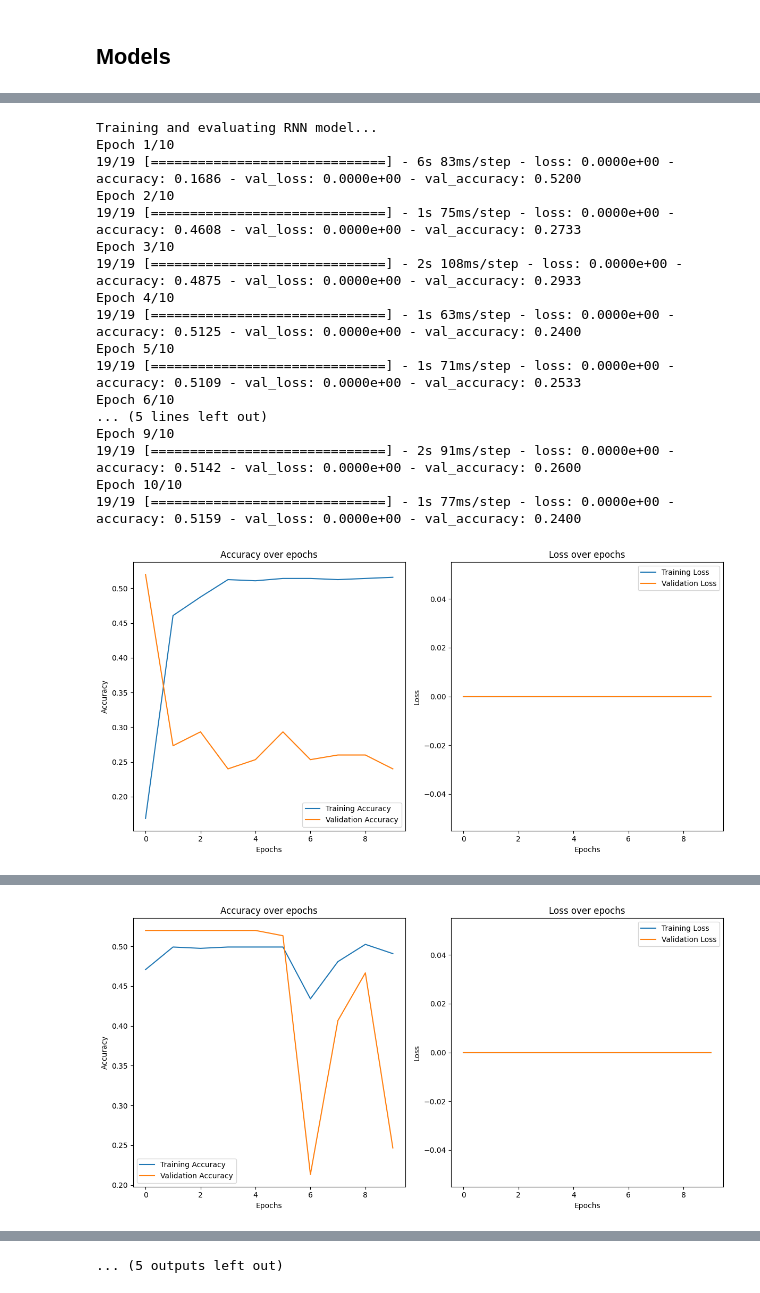
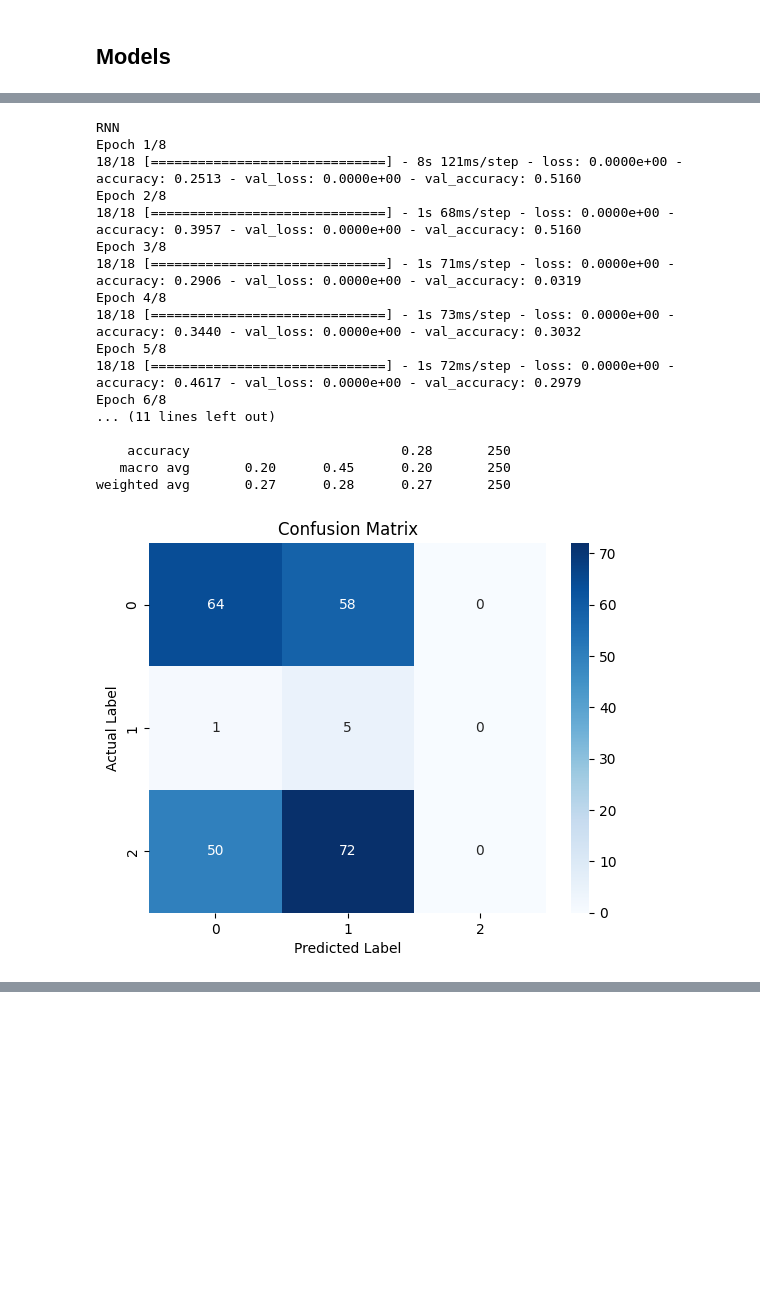
Before and after one commit to Muhammad-Hamza-Khan-03/Academics, a Jupyter notebook: NLP Assignments/Assignment_3/21l-5654-A3-Q1.ipynb, the cells around one changed output, grey strips where cells are left out. Drawn from its saved outputs; the diff is of its cells as text; code cells hidden in the pictures; blank space fills up the shorter version.

Commit message:
completed training and eval

```diff
--- a/NLP Assignments/Assignment_3/21l-5654-A3-Q1.ipynb
+++ b/NLP Assignments/Assignment_3/21l-5654-A3-Q1.ipynb
@@ -238,0 +225,5 @@ df.head()
+# %%
+urdu_dataset['Tweet'] = processed_df['cleaned_text']
+urdu_dataset['Class'] = processed_df.Class
+urdu_dataset.drop('Encoded_Class',axis=1,inplace=True)
+urdu_dataset.head()
@@ -244,8 +242,9 @@ urdu_dataset.to_csv('Analysed_Urdu_Tweets.csv')
 ## WORDS in dataset
 # %%
 tokenizer = Tokenizer()
-tokenizer.fit_on_texts(df['Tweet'])
-sequences = tokenizer.texts_to_sequences(df['Tweet'])
+tokenizer.fit_on_texts(urdu_dataset['Tweet'])
+sequences = tokenizer.texts_to_sequences(urdu_dataset['Tweet'])
+
 max_sequence_length = max(len(x) for x in sequences)
 padded_sequences = pad_sequences(sequences, maxlen=max_sequence_length, padding='post')
 # %% [markdown]
@@ -336,2 +277,23 @@ def plot_history(history):
+# %%
+
+def plot(conf_mat):
+    sns.heatmap(conf_mat, annot=True, fmt='d', cmap='Blues')
+    plt.xlabel('Predicted Label')
+    plt.ylabel('Actual Label')
+    plt.title('Confusion Matrix')
+    plt.show()
+
+def evaluate_model(model, X_test, y_test):
+
+    unique_classes = np.unique(y_test)
+
+    classes = ['Positive','Negative','Neutral']
+
+    y_pred = model.predict(X_test).round().astype(int)
+
+    print(classification_report(y_test, y_pred, target_names=classes))
+
+    confusio_matrix = confusion_matrix(y_test, y_pred)
+    plot(confusio_matrix)
 # %% [markdown]
 ## Models
@@ -381,27 +347,25 @@ models = ['RNN','GRU','LSTM','BiLSTM']
 # %%
 
-for model_type in models:
-    print(f"Training and evaluating {model_type} model...")
-    model = build_model(model_type)
-    history = model.fit(X_train, y_train, batch_size=32, epochs=10, validation_split=0.2)
-    plot_history(history)  # Assuming plot_history is defined
-    evaluate_model(model, X_test, y_test)  # Assuming evaluate_model is defined
+print("RNN")
+model = my_models_function("RNN")
+model.fit(X_train, y_train, batch_size=32, epochs=8, validation_split=0.25)
+evaluate_model(model, X_test, y_test)
 # %% [output]
-Training and evaluating RNN model...
-Epoch 1/10
-19/19 [==============================] - 6s 83ms/step - loss: 0.0000e+00 - accuracy: 0.1686 - val_loss: 0.0000e+00 - val_accuracy: 0.5200
-Epoch 2/10
-19/19 [==============================] - 1s 75ms/step - loss: 0.0000e+00 - accuracy: 0.4608 - val_loss: 0.0000e+00 - val_accuracy: 0.2733
-Epoch 3/10
-19/19 [==============================] - 2s 108ms/step - loss: 0.0000e+00 - accuracy: 0.4875 - val_loss: 0.0000e+00 - val_accuracy: 0.2933
-Epoch 4/10
-19/19 [==============================] - 1s 63ms/step - loss: 0.0000e+00 - accuracy: 0.5125 - val_loss: 0.0000e+00 - val_accuracy: 0.2400
-Epoch 5/10
-19/19 [==============================] - 1s 71ms/step - loss: 0.0000e+00 - accuracy: 0.5109 - val_loss: 0.0000e+00 - val_accuracy: 0.2533
-Epoch 6/10
-... (5 lines left out)
-Epoch 9/10
-19/19 [==============================] - 2s 91ms/step - loss: 0.0000e+00 - accuracy: 0.5142 - val_loss: 0.0000e+00 - val_accuracy: 0.2600
-Epoch 10/10
-19/19 [==============================] - 1s 77ms/step - loss: 0.0000e+00 - accuracy: 0.5159 - val_loss: 0.0000e+00 - val_accuracy: 0.2400
+RNN
+Epoch 1/8
+18/18 [==============================] - 8s 121ms/step - loss: 0.0000e+00 - accuracy: 0.2513 - val_loss: 0.0000e+00 - val_accuracy: 0.5160
+Epoch 2/8
+18/18 [==============================] - 1s 68ms/step - loss: 0.0000e+00 - accuracy: 0.3957 - val_loss: 0.0000e+00 - val_accuracy: 0.5160
+Epoch 3/8
+18/18 [==============================] - 1s 71ms/step - loss: 0.0000e+00 - accuracy: 0.2906 - val_loss: 0.0000e+00 - val_accuracy: 0.0319
+Epoch 4/8
+18/18 [==============================] - 1s 73ms/step - loss: 0.0000e+00 - accuracy: 0.3440 - val_loss: 0.0000e+00 - val_accuracy: 0.3032
+Epoch 5/8
+18/18 [==============================] - 1s 72ms/step - loss: 0.0000e+00 - accuracy: 0.4617 - val_loss: 0.0000e+00 - val_accuracy: 0.2979
+Epoch 6/8
+... (11 lines left out)
+
+    accuracy                           0.28       250
+   macro avg       0.20      0.45      0.20       250
+weighted avg       0.27      0.28      0.27       250
-[figure, old version]
+[figure, new version]
@@ -436 +371,0 @@ Epoch 10/10
-[figure, removed]
@@ -476 +371,0 @@ weighted avg       0.27      0.33      0.30       250
-... (5 outputs left out)
```
Also changed, not shown: parts of 16 cells of this notebook.
